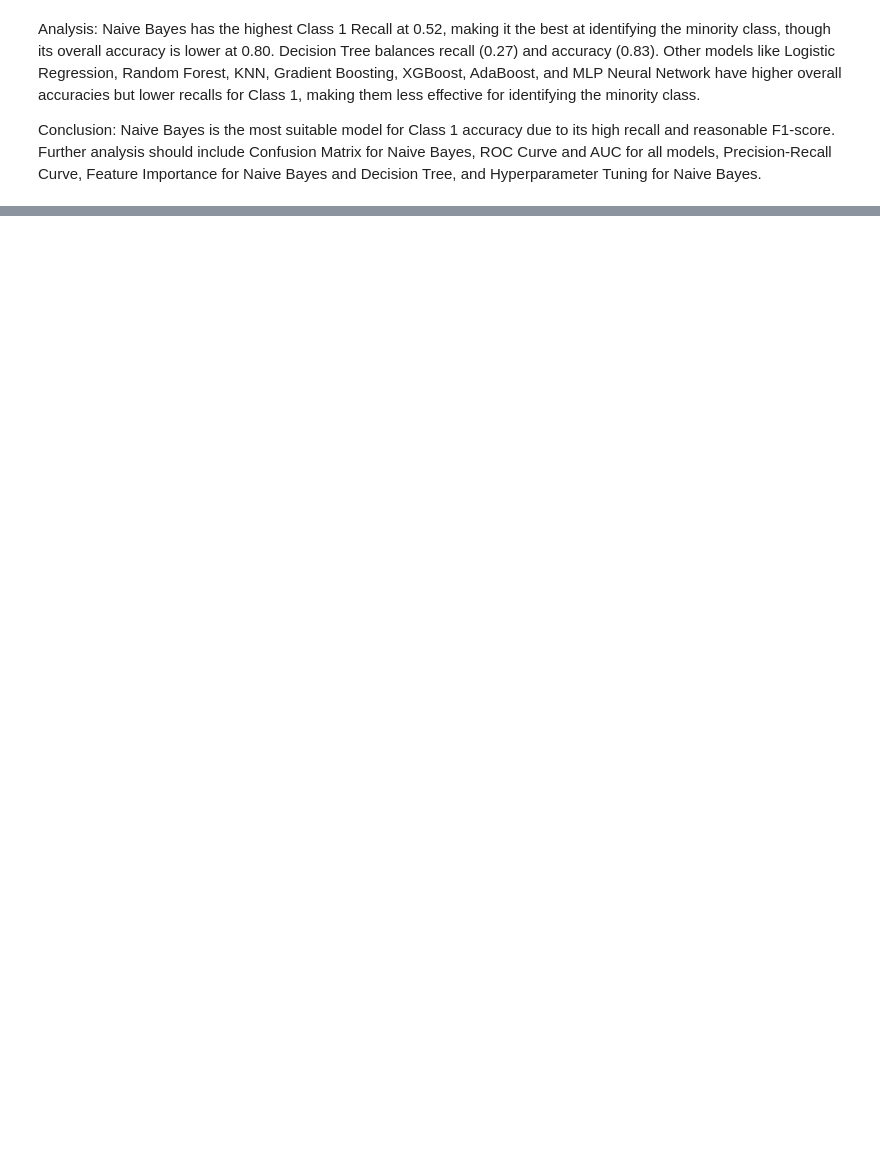
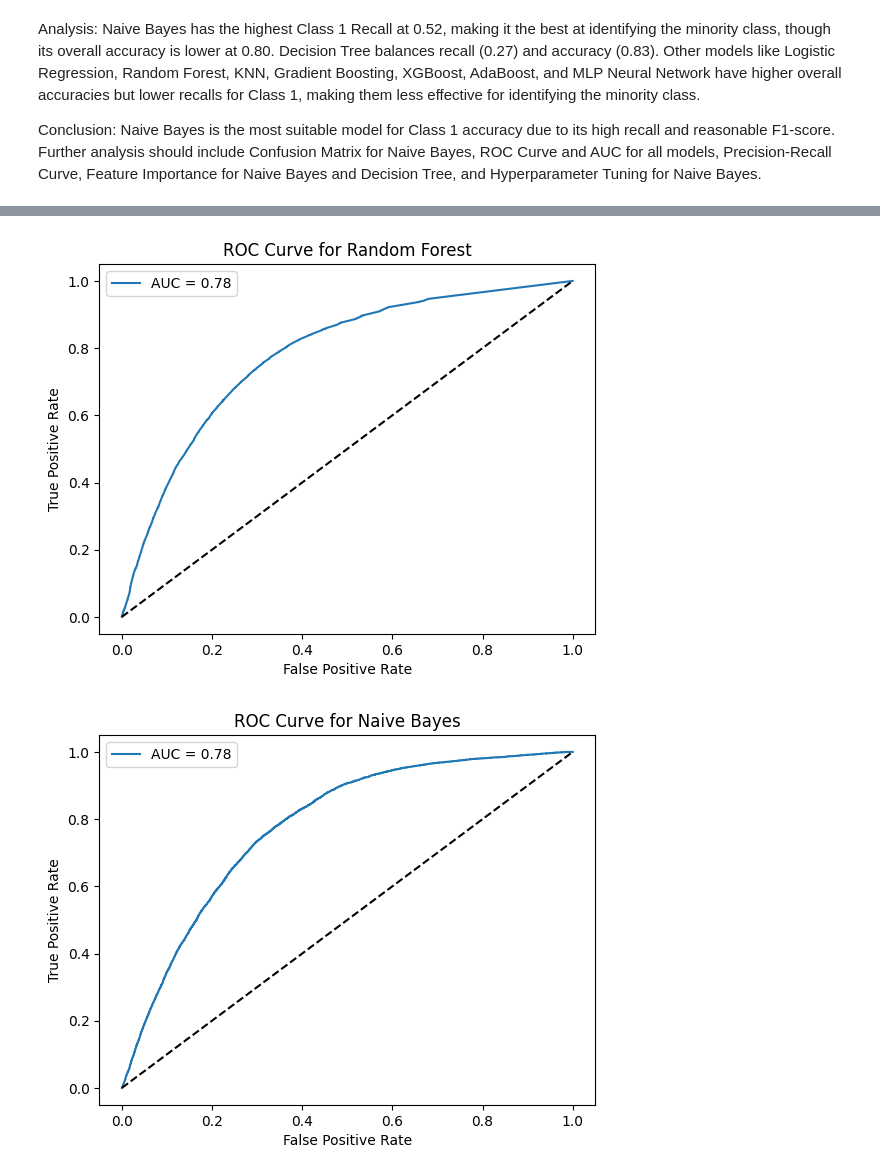
Before and after one commit to EthanH2333/MBAN-6100-Group-Assignment, a Jupyter notebook: heart_disease_prediction.ipynb, the cells around one changed output, grey strips where cells are left out. Drawn from its saved outputs; the diff is of its cells as text; code cells hidden in the pictures; blank space fills up the shorter version.

```diff
--- a/heart_disease_prediction.ipynb
+++ b/heart_disease_prediction.ipynb
@@ -1211,0 +1267,24 @@ weighted avg       0.84      0.88      0.85     49205
+# %%
+from sklearn.metrics import roc_curve, roc_auc_score
+
+# Function to plot ROC Curve
+def plot_roc_curve(model, X_test, y_test, title):
+    y_pred_prob = model.predict_proba(X_test)[:, 1]
+    fpr, tpr, _ = roc_curve(y_test, y_pred_prob)
+    auc = roc_auc_score(y_test, y_pred_prob)
+    plt.figure()
+    plt.plot(fpr, tpr, label=f'AUC = {auc:.2f}')
+    plt.plot([0, 1], [0, 1], 'k--')
+    plt.xlabel('False Positive Rate')
+    plt.ylabel('True Positive Rate')
+    plt.title(f'ROC Curve for {title}')
+    plt.legend()
+    plt.show()
+
+# Plot ROC Curve for the best models
+plot_roc_curve(best_rf_model, X_test, y_test, 'Random Forest')
+plot_roc_curve(best_nb_model, X_test, y_test, 'Naive Bayes')
+plot_roc_curve(best_dt_model, X_test, y_test, 'Decision Tree')
+# %% [output]
+[figure, added]
+[figure, added]
```
Also changed, not shown: parts of 8 cells of this notebook, 1 other file.
